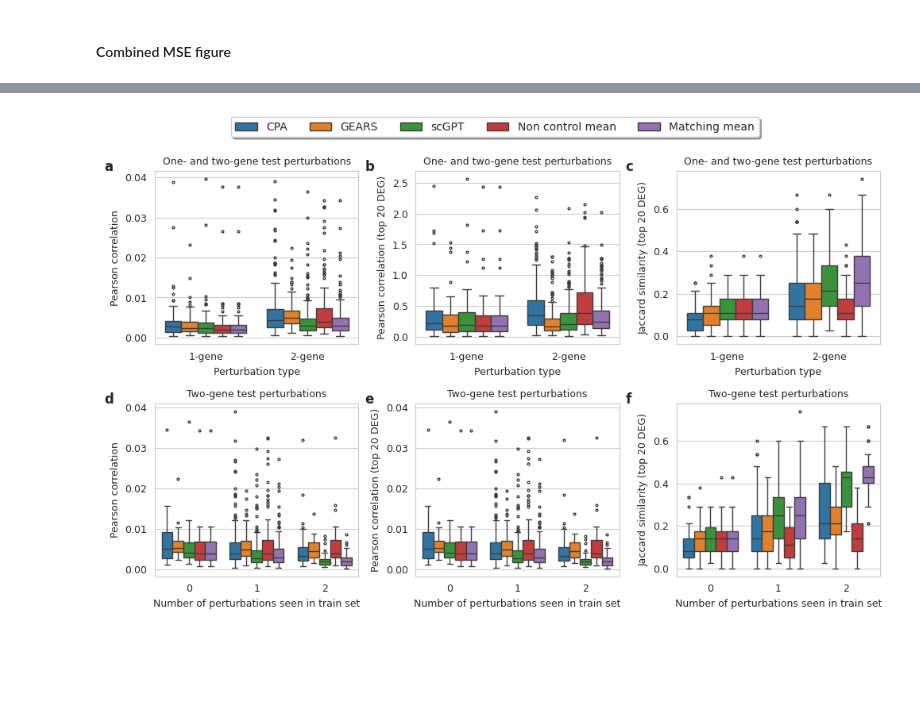
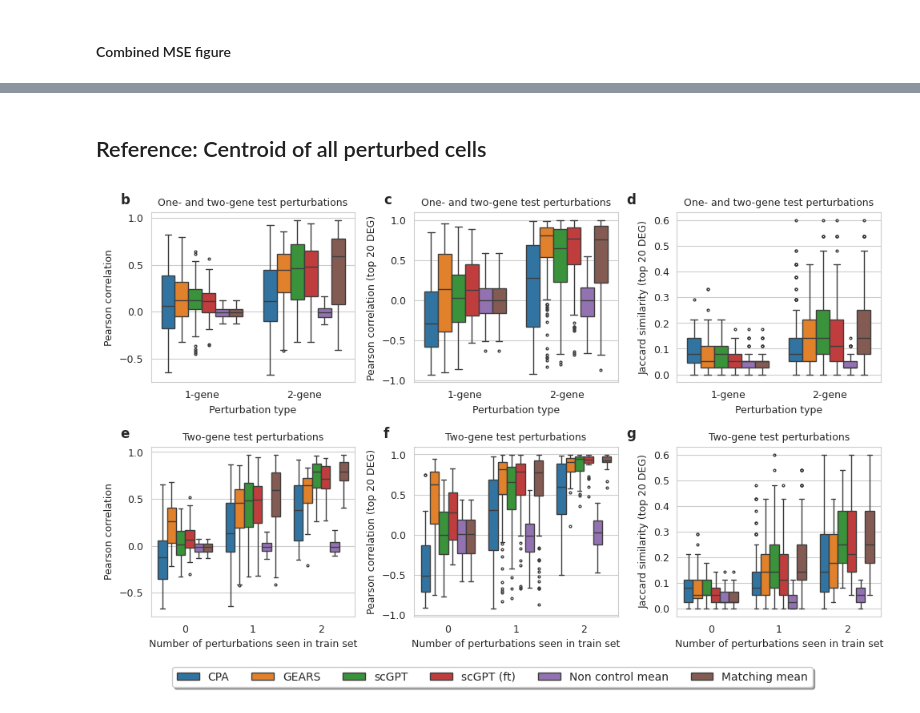
Before and after one commit to mlbio-epfl/systema, a Jupyter notebook: analysis/benchmark_norman.ipynb, the cells around one changed output, grey strips where cells are left out. Saved outputs shown, nothing was run; the diff lists cells and outputs as text; code cells hidden in the pictures; blank space fills up the shorter version.

```diff
--- a/analysis/benchmark_norman.ipynb
+++ b/analysis/benchmark_norman.ipynb
@@ -18,0 +25,6 @@ sns.set_style('whitegrid')
+# %%
+outdir = '../results'
+figdir = f'{outdir}/overleaf/figures'
+dataset = 'Norman2019'
+seeds = [4, 5]
+methods = ['cpa', 'gears','nonctl-mean', 'matching-mean']
@@ -21,4 +348,4 @@ outdir = '../results'
 figdir = f'{outdir}/overleaf/figures'
 dataset = 'Norman2019'
 seeds = [1, 2, 3]
-methods = ['cpa', 'gears', 'scgpt', 'nonctl-mean', 'matching-mean']
+methods = ['cpa', 'gears', 'scgpt', 'scgpt_ft', 'nonctl-mean', 'matching-mean']
@@ -24,0 +367,8 @@ methods = ['cpa', 'gears', 'scgpt', 'nonctl-mean', 'matching-mean']
+# %%
+adata_pert = adata[adata.obs['control'] == 0].copy()
+genes_dict = rank_genes_groups_allpert(adata_pert)
+adata.uns['rank_genes_groups_cov_allpert'] = genes_dict
+
+# Get non dropout top 20 DEG
+get_dropout_non_zero_genes_allpert(adata)
+uns = adata.uns.copy()
@@ -183,2 +895,5 @@ plt.savefig(f'{figdir}/{dataset}_pearsondiff_combined.pdf', bbox_inches='tight')
 # %% [markdown]
 #### Combined MSE figure
+# %%
+results_df['rmse_all'] = np.sqrt(results_df['mse_all'])
+results_df['rmse_20de'] = np.sqrt(results_df['mse_20de'])
@@ -185,3 +1036,5 @@ plt.savefig(f'{figdir}/{dataset}_pearsondiff_combined.pdf', bbox_inches='tight')
+# %% [markdown]
+## Reference: Centroid of all perturbed cells
 # %%
 nrows = 2
 ncols = 3
@@ -189,8 +1042,8 @@ fontsize = 9
 fliersize = 2
 fig = plt.figure(figsize=(10, 6))
 plt.subplot(nrows, ncols, 1)
-letter_annotation(plt.gca(), -.25, 1, 'a')
-sns.boxplot(data=results_df, x='one gene', y='mse_all', hue='method',
+letter_annotation(plt.gca(), -.15, 1.05, 'b')
+sns.boxplot(data=results_df, x='one gene', y='corr_all_allpert', hue='method',
             hue_order=methods,
             fliersize=fliersize,
             order=['1-gene', '2-gene'])
@@ -202,8 +1055,8 @@ plt.legend([],[], frameon=False);
 plt.xlabel('Perturbation type', fontsize=fontsize)
 
 plt.subplot(nrows, ncols, 2)
-letter_annotation(plt.gca(), -.25, 1, 'b')
-sns.boxplot(data=results_df, x='one gene', y='mse_20de', hue='method',
+letter_annotation(plt.gca(), -.15, 1.05, 'c')
+sns.boxplot(data=results_df, x='one gene', y='corr_20de_allpert', hue='method',
             hue_order=methods,
             fliersize=fliersize,
             order=['1-gene', '2-gene'])
@@ -215,8 +1068,8 @@ plt.legend([],[], frameon=False);
 plt.xlabel('Perturbation type', fontsize=fontsize)
 
 plt.subplot(nrows, ncols, 3)
-letter_annotation(plt.gca(), -.25, 1, 'c')
-sns.boxplot(data=results_df, x='one gene', y='jaccard', hue='method',
+letter_annotation(plt.gca(), -.25, 1.05, 'd')
+sns.boxplot(data=results_df, x='one gene', y='jaccard_allpert', hue='method',
             hue_order=methods,
             fliersize=fliersize,
             order=['1-gene', '2-gene'])
@@ -229,8 +1082,8 @@ plt.xlabel('Perturbation type', fontsize=fontsize)
 
 # Results: 2-gene perturbation by number of perturbations in train
 plt.subplot(nrows, ncols, 4)
-letter_annotation(plt.gca(), -.25, 1, 'd')
-sns.boxplot(data=results_df[results_df['one gene'] == '2-gene'], x='train', y='mse_all', hue='method',
+letter_annotation(plt.gca(), -.15, 1.05, 'e')
+sns.boxplot(data=results_df[results_df['one gene'] == '2-gene'], x='train', y='corr_all_allpert', hue='method',
             fliersize=fliersize,
             hue_order=methods)
 plt.xticks(fontsize=fontsize);
@@ -242,39 +1095,39 @@ plt.xlabel('Number of perturbations seen in train set', fontsize=fontsize);
 
 # Results: 2-gene perturbation by number of perturbations in train
 plt.subplot(nrows, ncols, 5)
-letter_annotation(plt.gca(), -.25, 1, 'e')
-sns.boxplot(data=results_df[results_df['one gene'] == '2-gene'], x='train', y='mse_all', hue='method',
+letter_annotation(plt.gca(), -.15, 1.05, 'f')
+sns.boxplot(data=results_df[results_df['one gene'] == '2-gene'], x='train', y='corr_20de_allpert', hue='method',
             fliersize=fliersize,
             hue_order=methods)
 plt.xticks(fontsize=fontsize);
 plt.yticks(fontsize=fontsize);
 plt.title('Two-gene test perturbations', fontsize=fontsize)
 plt.ylabel('Pearson correlation (top 20 DEG)', fontsize=fontsize)
 plt.legend([],[], frameon=False);
 plt.xlabel('Number of perturbations seen in train set', fontsize=fontsize);
 
 # Results: 2-gene perturbation by number of perturbations in train
 plt.subplot(nrows, ncols, 6)
-letter_annotation(plt.gca(), -.25, 1, 'f')
-sns.boxplot(data=results_df[results_df['one gene'] == '2-gene'], x='train', y='jaccard', hue='method',
+letter_annotation(plt.gca(), -.25, 1.05, 'g')
+sns.boxplot(data=results_df[results_df['one gene'] == '2-gene'], x='train', y='jaccard_allpert', hue='method',
             fliersize=fliersize,
             hue_order=methods)
 plt.xticks(fontsize=fontsize);
 plt.yticks(fontsize=fontsize);
 plt.title('Two-gene test perturbations', fontsize=fontsize)
 plt.ylabel('Jaccard similarity (top 20 DEG)', fontsize=fontsize)
 plt.legend([],[], frameon=False);
 plt.xlabel('Number of perturbations seen in train set', fontsize=fontsize);
 
 # legend = plt.legend(loc='center left', bbox_to_anchor=(1, 0.5))
 handles, labels = plt.gca().get_legend_handles_labels()
-legend = fig.legend(handles, labels, loc='upper center', bbox_to_anchor=(0.5, 1.07), fancybox=True, shadow=True, ncol=5)
+legend = fig.legend(handles, labels, loc='upper center', bbox_to_anchor=(0.5, 0), fancybox=True, shadow=True, ncol=6)
 
-labels=['CPA', 'GEARS', 'scGPT', 'Non control mean', 'Matching mean']
+labels=['CPA', 'GEARS', 'scGPT', 'scGPT (ft)', 'Non control mean', 'Matching mean']
 for i, label in enumerate(labels):
     legend.get_texts()[i].set_text(label)
 
 plt.tight_layout() # Or equivalently,  "plt.tight_layout()"
-plt.savefig(f'{figdir}/{dataset}_msediff_combined.pdf', bbox_inches='tight');
+plt.savefig(f'{figdir}/{dataset}_pearsondiff_allpert_combined.pdf', bbox_inches='tight');
 # %% [output]
-[figure, old version]
+[figure, new version]
```
Also changed, not shown: parts of 47 cells of this notebook, 10 other files.
